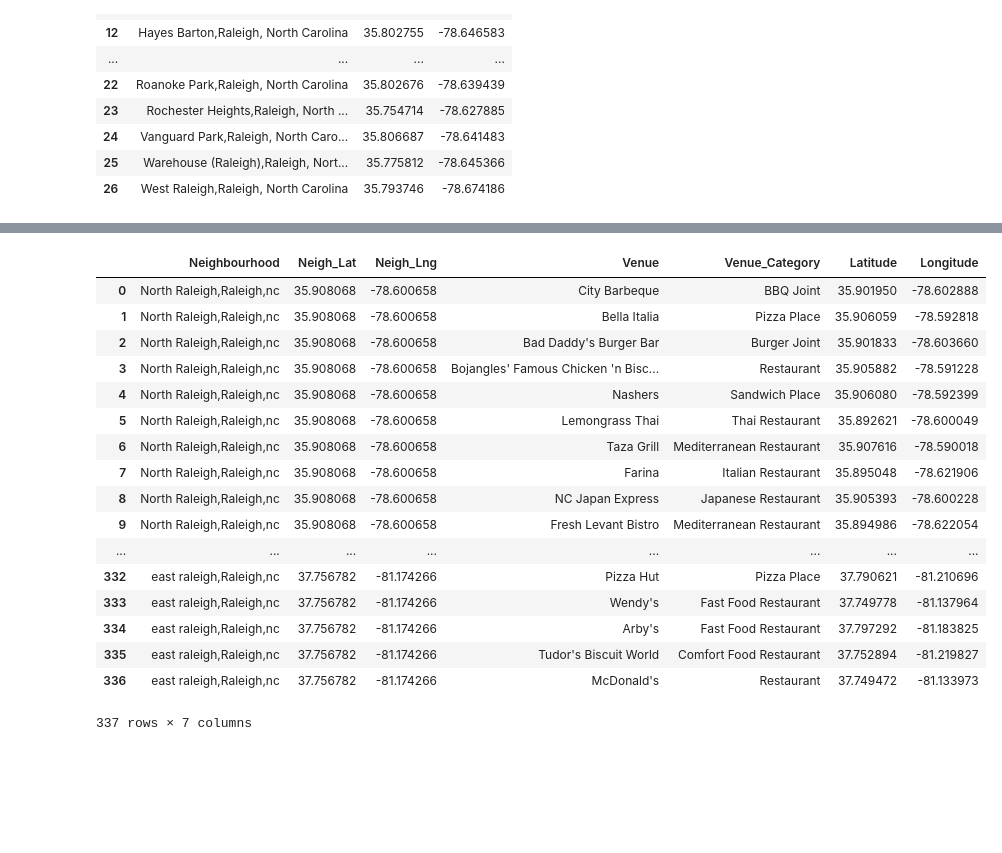
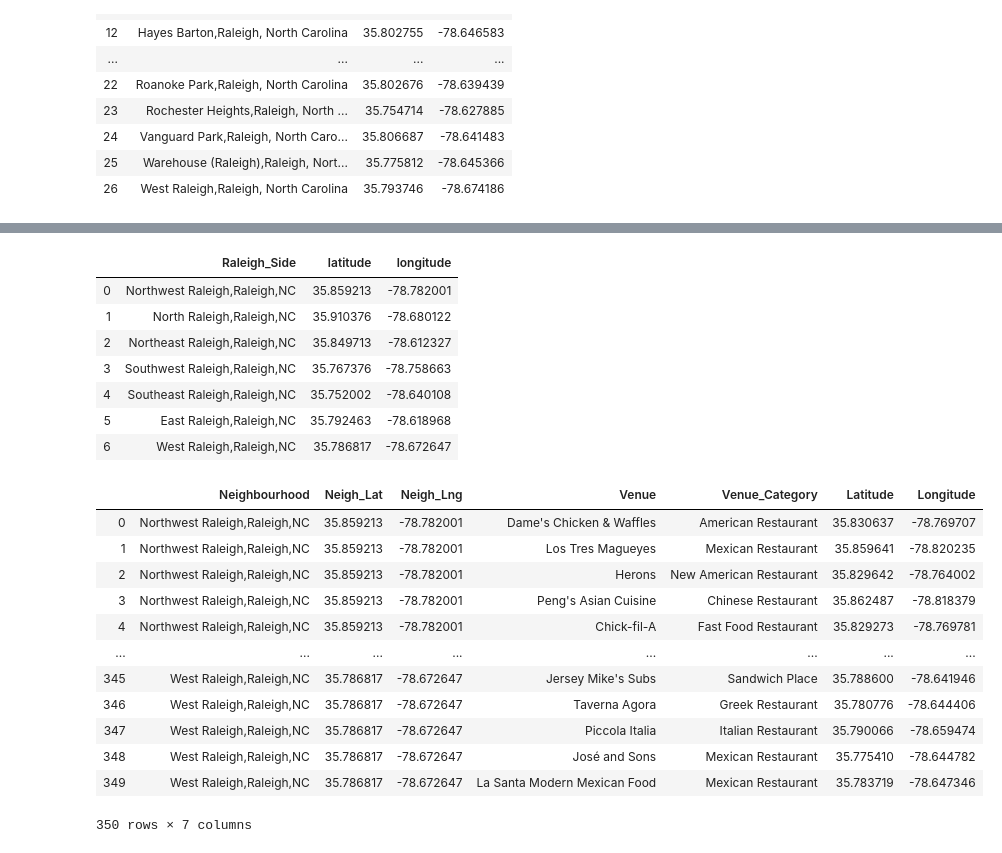
Before and after one commit to Devnathv/IBMCapstoneProject, a Jupyter notebook: FinalProject.ipynb, the cells around one changed output, grey strips where cells are left out. Saved outputs shown, nothing was run; the diff lists cells and outputs as text; code cells hidden in the pictures; blank space fills up the shorter version.

```diff
--- a/FinalProject.ipynb
+++ b/FinalProject.ipynb
@@ -137,3 +93,43 @@ df_ral
+# %%
+# NorthwestRaleigh,Raleigh,NC,35.8592131,-78.7820008
+# North Raleigh,Raleigh,NC,35.9103757,-78.6801222,12
+# NortheastRaleigh,Raleigh,NC,35.8497131,-78.6123274
+# SouthwestRaleigh,Raleigh,NC,35.7673757,-78.7586629
+# SoutheastRaleigh,Raleigh,NC,35.7520018,-78.6401082
+# EastRaleigh,Raleigh,NC,35.7924627,-78.6189683
+# raleigh=['North Raleigh,Raleigh,nc','Southwest raleigh,Raleigh,nc','Southeast raleigh,Raleigh,nc'
+#         ,'east raleigh,Raleigh,nc']
+# raliegh_side=[]
+# lat=[]
+# long=[]
+# try:
+#     for i in raleigh:
+#         location = geolocator.geocode(i)
+#         if location is not None:
+#             raliegh_side.append(i)
+#             lat.append(location.latitude)
+#             long.append(location.longitude)
+# except GeocoderTimedOut as e:
+#     print("Error: geocode failed on input %s with message %s"%(location, e.msg))
+# df_ral=pd.DataFrame({'Raleigh_Side':raliegh_side,'latitude':lat,'longitude':long})
+# df_ral
+raleigh=['Northwest Raleigh,Raleigh,NC','North Raleigh,Raleigh,NC','Northeast Raleigh,Raleigh,NC',
+              'Southwest Raleigh,Raleigh,NC','Southeast Raleigh,Raleigh,NC','East Raleigh,Raleigh,NC','West Raleigh,Raleigh,NC']
+raleigh_lat=[35.8592131,35.9103757,35.8497131,35.7673757,35.7520018,35.7924627,35.7868173]
+raleigh_long=[-78.7820008,-78.6801222,-78.6123274,-78.7586629,-78.6401082,-78.6189683,-78.6726475]
+
+df_ral = pd.DataFrame(list(zip(raleigh, raleigh_lat,raleigh_long)),
+               columns =['Raleigh_Side', 'latitude','longitude'])
+df_ral
+# %% [output]
+|  | Raleigh_Side | latitude | longitude |
+| 0 | Northwest Raleigh,Raleigh,NC | 35.859213 | -78.782001 |
+| 1 | North Raleigh,Raleigh,NC | 35.910376 | -78.680122 |
+| 2 | Northeast Raleigh,Raleigh,NC | 35.849713 | -78.612327 |
+| 3 | Southwest Raleigh,Raleigh,NC | 35.767376 | -78.758663 |
+| 4 | Southeast Raleigh,Raleigh,NC | 35.752002 | -78.640108 |
+| 5 | East Raleigh,Raleigh,NC | 35.792463 | -78.618968 |
+| 6 | West Raleigh,Raleigh,NC | 35.786817 | -78.672647 |
 # %%
 CLIENT_ID = 'EA0WZQZP3HJVT4DTV02NLEGNIFSAHPTRXK50TAZIIYY5A5OG' # your Foursquare ID
 CLIENT_SECRET = '5X1OY3KPXNEM1F5CVU2A124DQUNH3GC0TDP1MP1M0FX31D1Z' # your Foursquare Secret
@@ -141,7 +137,7 @@ CLIENT_SECRET = '5X1OY3KPXNEM1F5CVU2A124DQUNH3GC0TDP1MP1M0FX31D1Z' # your Foursq
 # CLIENT_ID ='BCZ1DKRCRZTMRZPSY5HHEQTQJNZCITUWFO3CLRCIUQOOGSFB'
 # CLIENT_SECRET ='WPWOCZ3QZVXYQCXPKBPKSKW1CQSFBLTKAWYGSS0WBXJKZZZW'
 VERSION = '20190104'
-LIMIT = 150
+LIMIT = 50
 radius= 5000
 latitude = 35.787743
 longitude = -78.644257
@@ -187,26 +183,22 @@ for neigh,lat ,lng in zip(df_ral['Raleigh_Side'],df_ral['latitude'],df_ral['long
 #print(neigh,r[a]['venue']['name'],r[a]['venue']['categories'][0]['name'],r[a]['venue']['location']['lat'],r[a]['venue']['location']['lng'])
 # %%
 final_Ral=pd.DataFrame(list(zip(restCity_Ral,restCity_Lat,restCity_Lng,restName_Ral,restCat_Ral,restLat_Ral,restLng_Ral)),columns=['Neighbourhood','Neigh_Lat','Neigh_Lng','Venue','Venue_Category','Latitude','Longitude'])
+final_Ral.Neighbourhood.value_counts()
 final_Ral
 # %% [output]
 |  | Neighbourhood | Neigh_Lat | Neigh_Lng | Venue | Venue_Category | Latitude | Longitude |
-| 0 | North Raleigh,Raleigh,nc | 35.908068 | -78.600658 | City Barbeque | BBQ Joint | 35.901950 | -78.602888 |
-| 1 | North Raleigh,Raleigh,nc | 35.908068 | -78.600658 | Bella Italia | Pizza Place | 35.906059 | -78.592818 |
-| 2 | North Raleigh,Raleigh,nc | 35.908068 | -78.600658 | Bad Daddy's Burger Bar | Burger Joint | 35.901833 | -78.603660 |
-| 3 | North Raleigh,Raleigh,nc | 35.908068 | -78.600658 | Bojangles' Famous Chicken 'n Bisc... | Restaurant | 35.905882 | -78.591228 |
-| 4 | North Raleigh,Raleigh,nc | 35.908068 | -78.600658 | Nashers | Sandwich Place | 35.906080 | -78.592399 |
-| 5 | North Raleigh,Raleigh,nc | 35.908068 | -78.600658 | Lemongrass Thai | Thai Restaurant | 35.892621 | -78.600049 |
-| 6 | North Raleigh,Raleigh,nc | 35.908068 | -78.600658 | Taza Grill | Mediterranean Restaurant | 35.907616 | -78.590018 |
-| 7 | North Raleigh,Raleigh,nc | 35.908068 | -78.600658 | Farina | Italian Restaurant | 35.895048 | -78.621906 |
-| 8 | North Raleigh,Raleigh,nc | 35.908068 | -78.600658 | NC Japan Express | Japanese Restaurant | 35.905393 | -78.600228 |
-| 9 | North Raleigh,Raleigh,nc | 35.908068 | -78.600658 | Fresh Levant Bistro | Mediterranean Restaurant | 35.894986 | -78.622054 |
+| 0 | Northwest Raleigh,Raleigh,NC | 35.859213 | -78.782001 | Dame's Chicken & Waffles | American Restaurant | 35.830637 | -78.769707 |
+| 1 | Northwest Raleigh,Raleigh,NC | 35.859213 | -78.782001 | Los Tres Magueyes | Mexican Restaurant | 35.859641 | -78.820235 |
+| 2 | Northwest Raleigh,Raleigh,NC | 35.859213 | -78.782001 | Herons | New American Restaurant | 35.829642 | -78.764002 |
+| 3 | Northwest Raleigh,Raleigh,NC | 35.859213 | -78.782001 | Peng's Asian Cuisine | Chinese Restaurant | 35.862487 | -78.818379 |
+| 4 | Northwest Raleigh,Raleigh,NC | 35.859213 | -78.782001 | Chick-fil-A | Fast Food Restaurant | 35.829273 | -78.769781 |
 | ... | ... | ... | ... | ... | ... | ... | ... |
-| 332 | east raleigh,Raleigh,nc | 37.756782 | -81.174266 | Pizza Hut | Pizza Place | 37.790621 | -81.210696 |
-| 333 | east raleigh,Raleigh,nc | 37.756782 | -81.174266 | Wendy's | Fast Food Restaurant | 37.749778 | -81.137964 |
-| 334 | east raleigh,Raleigh,nc | 37.756782 | -81.174266 | Arby's | Fast Food Restaurant | 37.797292 | -81.183825 |
-| 335 | east raleigh,Raleigh,nc | 37.756782 | -81.174266 | Tudor's Biscuit World | Comfort Food Restaurant | 37.752894 | -81.219827 |
-| 336 | east raleigh,Raleigh,nc | 37.756782 | -81.174266 | McDonald's | Restaurant | 37.749472 | -81.133973 |
+| 345 | West Raleigh,Raleigh,NC | 35.786817 | -78.672647 | Jersey Mike's Subs | Sandwich Place | 35.788600 | -78.641946 |
+| 346 | West Raleigh,Raleigh,NC | 35.786817 | -78.672647 | Taverna Agora | Greek Restaurant | 35.780776 | -78.644406 |
+| 347 | West Raleigh,Raleigh,NC | 35.786817 | -78.672647 | Piccola Italia | Italian Restaurant | 35.790066 | -78.659474 |
+| 348 | West Raleigh,Raleigh,NC | 35.786817 | -78.672647 | José and Sons | Mexican Restaurant | 35.775410 | -78.644782 |
+| 349 | West Raleigh,Raleigh,NC | 35.786817 | -78.672647 | La Santa Modern Mexican Food | Mexican Restaurant | 35.783719 | -78.647346 |
-337 rows × 7 columns
+350 rows × 7 columns
 # %%
 final_Ral.groupby(['Venue_Category']).count()
 # %% [output]
```
Also changed, not shown: parts of 24 cells of this notebook.
